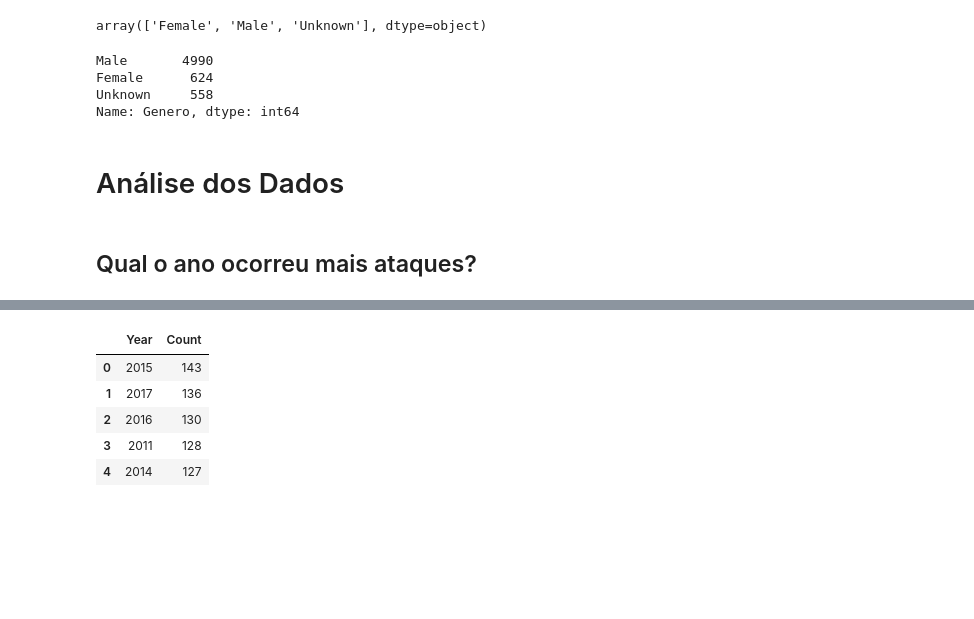
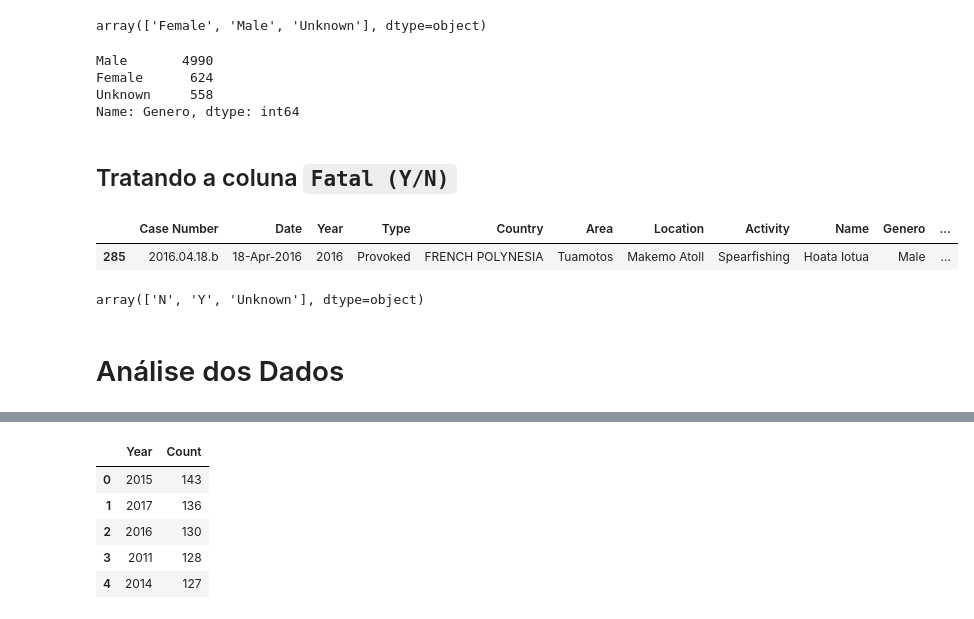
Before and after one commit to frkferreira/Projeto_Shark_Attack, a Jupyter notebook: Shark_Attack_Project.ipynb, the cells around one changed output, grey strips where cells are left out. Saved outputs shown, nothing was run; the diff lists cells and outputs as text; code cells hidden in the pictures; blank space fills up the shorter version.

```diff
--- a/Shark_Attack_Project.ipynb
+++ b/Shark_Attack_Project.ipynb
@@ -278,10 +278,24 @@ shark['Genero']=shark['Genero'].str.replace('.', 'Unknown', regex=True)
 shark['Genero'].unique()
 # %% [output]
 array(['Female', 'Male', 'Unknown'], dtype=object)
-# %%
-shark['Genero'].value_counts()
-# %% [output]
-Male       4990
-Female      624
-Unknown     558
-Name: Genero, dtype: int64
+# %%
+shark['Genero'].value_counts()
+# %% [output]
+Male       4990
+Female      624
+Unknown     558
+Name: Genero, dtype: int64
+# %% [markdown]
+## Tratando a coluna `Fatal (Y/N)`
+# %%
+# Removendo espaços
+shark['Fatal (Y/N)'] = shark['Fatal (Y/N)'].str.replace(' ', '', regex=True)
+# %%
+shark.loc[shark['Fatal (Y/N)']=='M']
+# %% [output]
+|  | Case Number | Date | Year | Type | Country | Area | Location | Activity | Name | Genero | ... |
+| 285 | 2016.04.18.b | 18-Apr-2016 | 2016 | Provoked | FRENCH POLYNESIA | Tuamotos | Makemo Atoll | Spearfishing | Hoata Iotua | Male | ... |
+# %%
+shark['Fatal (Y/N)'].unique()
+# %% [output]
+array(['N', 'Y', 'Unknown'], dtype=object)
@@ -288,4 +311,2 @@ Name: Genero, dtype: int64
 # %% [markdown]
 # Análise dos Dados
-# %% [markdown]
-## Qual o ano ocorreu mais ataques?
```
Also changed, not shown: parts of 30 cells of this notebook, 2 other files.
